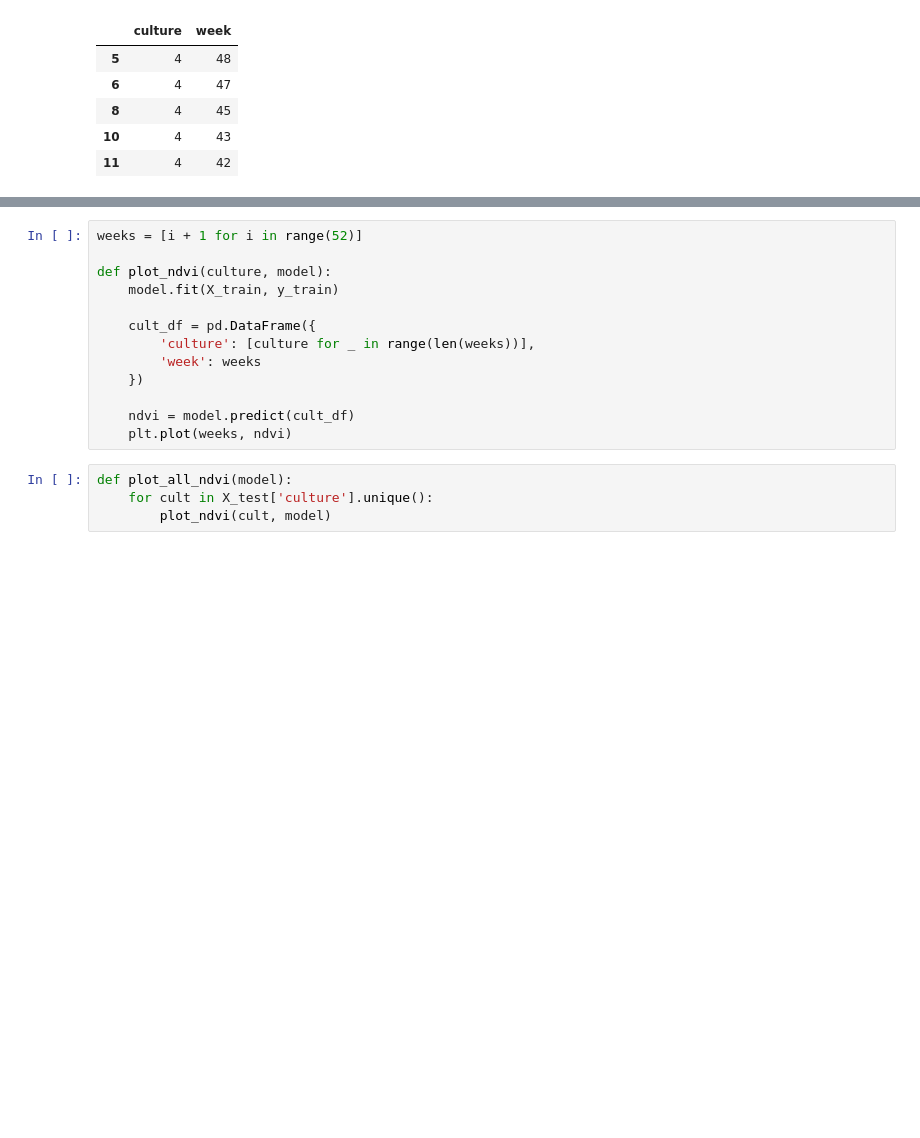
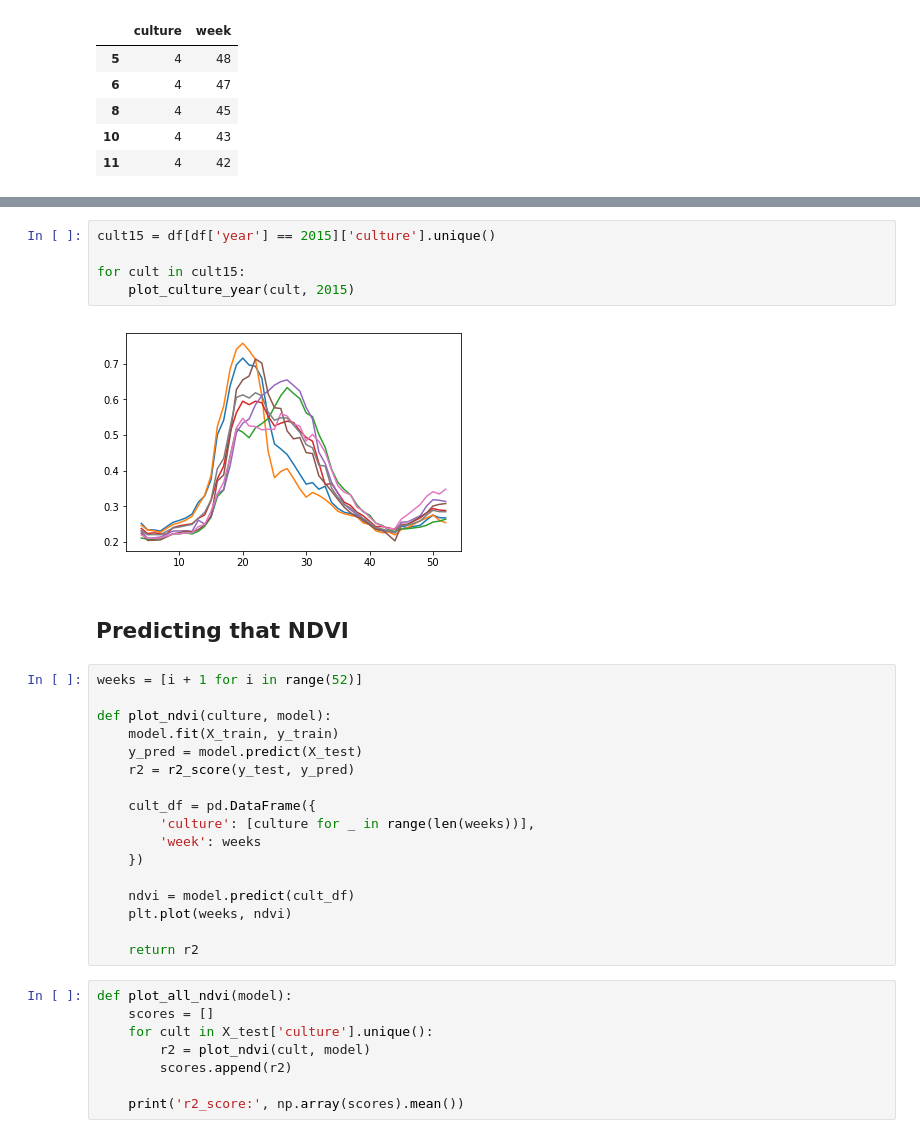
Before and after one commit to DFS-UCU/UkrainianAgriculture, a Jupyter notebook: notebooks/NDVIPrediction.ipynb, the cells around one changed output, grey strips where cells are left out. Saved outputs shown, nothing was run; the diff lists cells and outputs as text; blank space fills up the shorter version.

```diff
--- a/notebooks/NDVIPrediction.ipynb
+++ b/notebooks/NDVIPrediction.ipynb
@@ -125,8 +131,19 @@ array([ 4,  0, 10,  2,  5,  3,  7, 11,  6,  8,  1,  9])
+# %%
+cult15 = df[df['year'] == 2015]['culture'].unique()
+
+for cult in cult15:
+    plot_culture_year(cult, 2015)
+# %% [output]
+[figure, added]
+# %% [markdown]
+## Predicting that NDVI
 # %%
 weeks = [i + 1 for i in range(52)]
 
 def plot_ndvi(culture, model):
     model.fit(X_train, y_train)
+    y_pred = model.predict(X_test)
+    r2 = r2_score(y_test, y_pred)
 
     cult_df = pd.DataFrame({
         'culture': [culture for _ in range(len(weeks))],
@@ -135,10 +152,16 @@ def plot_ndvi(culture, model):
 
     ndvi = model.predict(cult_df)
     plt.plot(weeks, ndvi)
+
+    return r2
 # %%
 def plot_all_ndvi(model):
+    scores = []
     for cult in X_test['culture'].unique():
-        plot_ndvi(cult, model)
+        r2 = plot_ndvi(cult, model)
+        scores.append(r2)
+
+    print('r2_score:', np.array(scores).mean())
 # %%
 plot_all_ndvi(DummyRegressor())
 # %% [output]
```
Also changed, not shown: parts of 23 cells of this notebook.
